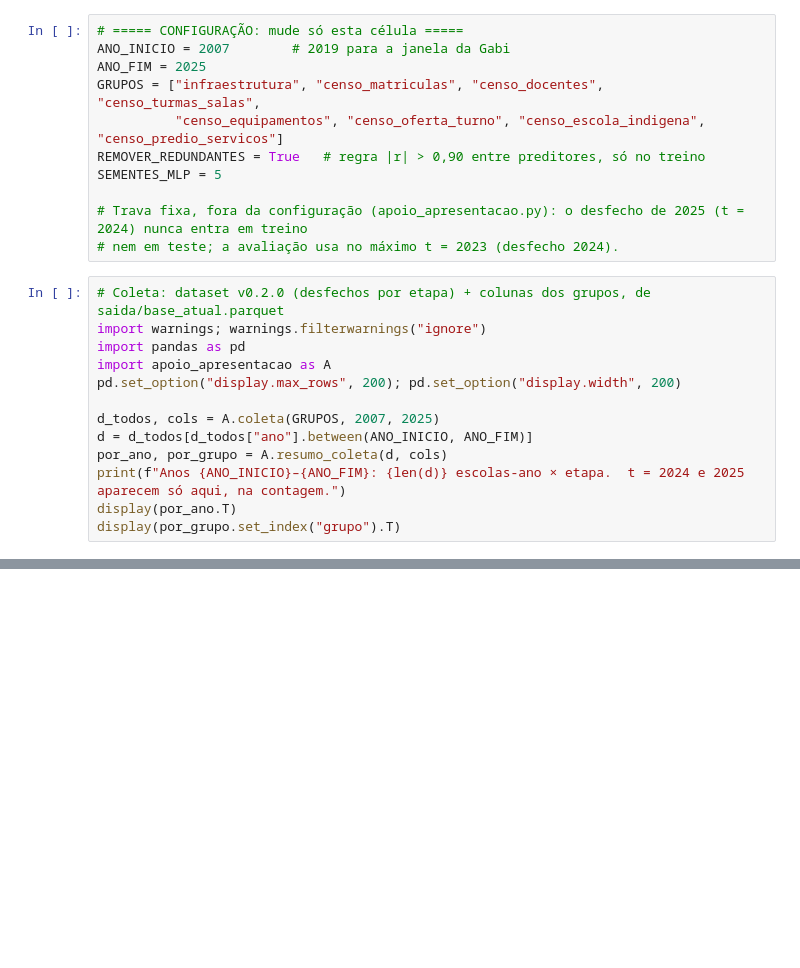
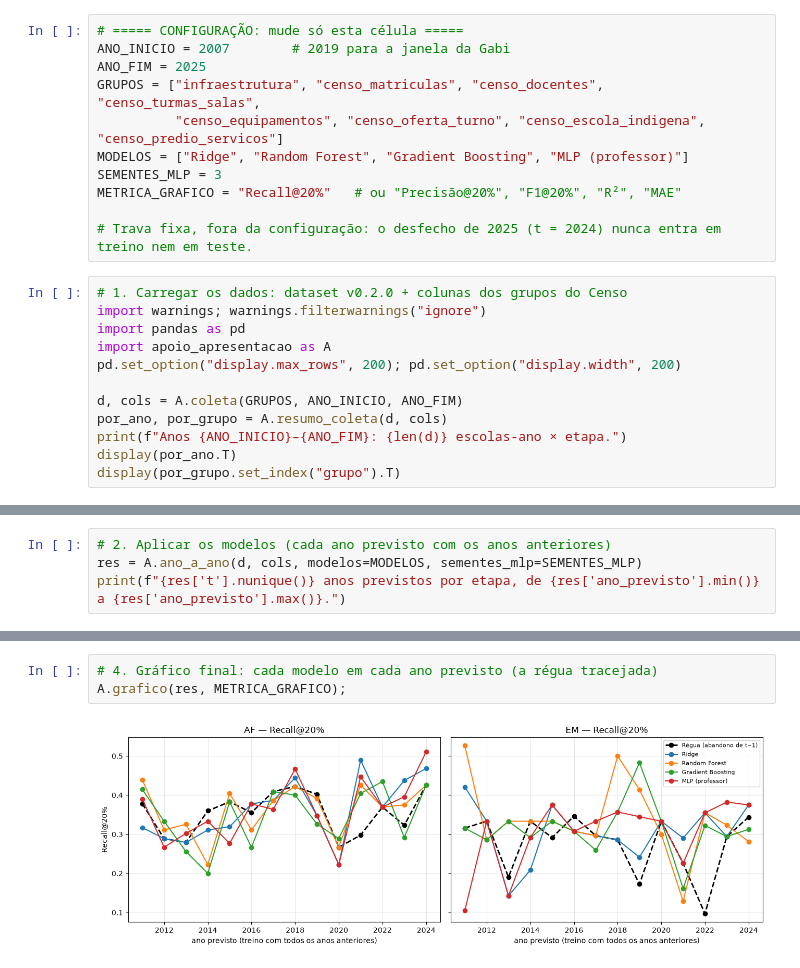
Before and after one commit to gabsma25/abandono-rr, a Jupyter notebook: notebooks/05_apresentacao_censo.ipynb, the cells around one changed output, grey strips where cells are left out. Saved outputs shown, nothing was run; the diff lists cells and outputs as text; blank space fills up the shorter version.

Commit message:
feat: Simplifica o notebook de apresentação e mostra as colunas mais relevantes
Co-Authored-By: Claude Opus 5.5 <noreply@anthropic.com>

```diff
--- a/notebooks/05_apresentacao_censo.ipynb
+++ b/notebooks/05_apresentacao_censo.ipynb
@@ -16,22 +9,21 @@ ANO_INICIO = 2007        # 2019 para a janela da Gabi
 ANO_FIM = 2025
 GRUPOS = ["infraestrutura", "censo_matriculas", "censo_docentes", "censo_turmas_salas",
           "censo_equipamentos", "censo_oferta_turno", "censo_escola_indigena", "censo_predio_servicos"]
-REMOVER_REDUNDANTES = True   # regra |r| > 0,90 entre preditores, só no treino
-SEMENTES_MLP = 5
+MODELOS = ["Ridge", "Random Forest", "Gradient Boosting", "MLP (professor)"]
+SEMENTES_MLP = 3
+METRICA_GRAFICO = "Recall@20%"   # ou "Precisão@20%", "F1@20%", "R²", "MAE"
 
-# Trava fixa, fora da configuração (apoio_apresentacao.py): o desfecho de 2025 (t = 2024) nunca entra em treino
-# nem em teste; a avaliação usa no máximo t = 2023 (desfecho 2024).
+# Trava fixa, fora da configuração: o desfecho de 2025 (t = 2024) nunca entra em treino nem em teste.
 # %%
-# Coleta: dataset v0.2.0 (desfechos por etapa) + colunas dos grupos, de saida/base_atual.parquet
+# 1. Carregar os dados: dataset v0.2.0 + colunas dos grupos do Censo
 import warnings; warnings.filterwarnings("ignore")
 import pandas as pd
 import apoio_apresentacao as A
 pd.set_option("display.max_rows", 200); pd.set_option("display.width", 200)
 
-d_todos, cols = A.coleta(GRUPOS, 2007, 2025)
-d = d_todos[d_todos["ano"].between(ANO_INICIO, ANO_FIM)]
+d, cols = A.coleta(GRUPOS, ANO_INICIO, ANO_FIM)
 por_ano, por_grupo = A.resumo_coleta(d, cols)
-print(f"Anos {ANO_INICIO}–{ANO_FIM}: {len(d)} escolas-ano × etapa.  t = 2024 e 2025 aparecem só aqui, na contagem.")
+print(f"Anos {ANO_INICIO}–{ANO_FIM}: {len(d)} escolas-ano × etapa.")
 display(por_ano.T)
 display(por_grupo.set_index("grupo").T)
 # %% [output]
@@ -196,0 +47,4 @@ Recall@20% de cada modelo − régua B1R_lag (descritivo; IC passando por zero:
+# %%
+# 2. Aplicar os modelos (cada ano previsto com os anos anteriores)
+res = A.ano_a_ano(d, cols, modelos=MODELOS, sementes_mlp=SEMENTES_MLP)
+print(f"{res['t'].nunique()} anos previstos por etapa, de {res['ano_previsto'].min()} a {res['ano_previsto'].max()}.")
@@ -196,0 +79,5 @@ Recall@20% de cada modelo − régua B1R_lag (descritivo; IC passando por zero:
+# %%
+# 4. Gráfico final: cada modelo em cada ano previsto (a régua tracejada)
+A.grafico(res, METRICA_GRAFICO);
+# %% [output]
+[figure, added]
```
Also changed, not shown: parts of 17 cells of this notebook, 3 other files.
